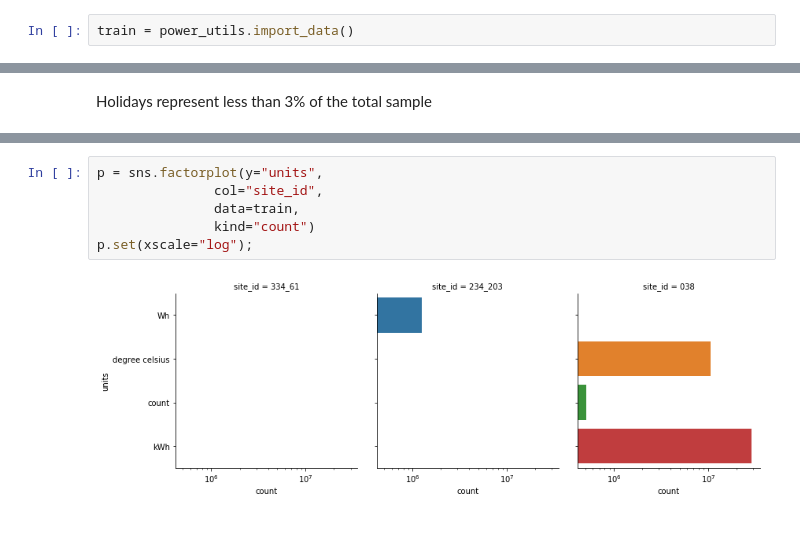
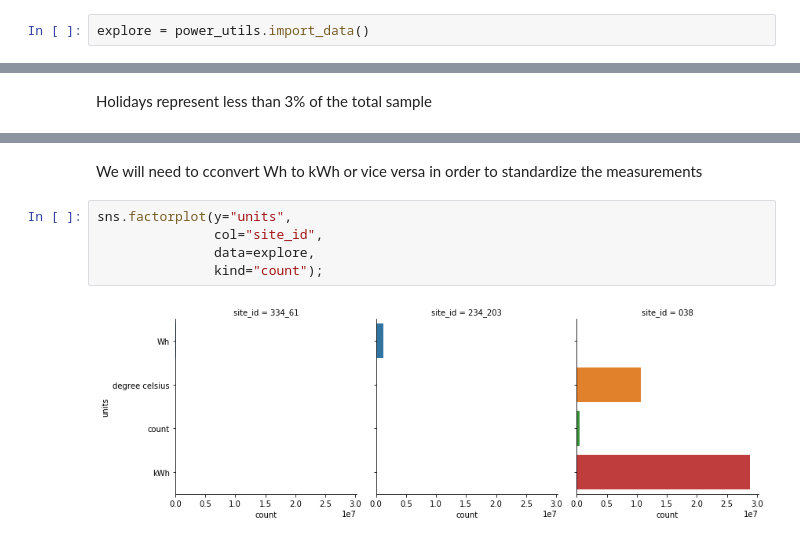
Before and after one commit to lamesen/PowerLawsDetectingAnomalies, a Jupyter notebook: ExploratoryDataAnalysis.ipynb, the cells around one changed output, grey strips where cells are left out. Saved outputs shown, nothing was run; the diff lists cells and outputs as text.

```diff
--- a/ExploratoryDataAnalysis.ipynb
+++ b/ExploratoryDataAnalysis.ipynb
@@ -17,5 +17,5 @@ import power_utils
 
 %matplotlib inline
 # %%
-train = power_utils.import_data()
+explore = power_utils.import_data()
 # %%
@@ -202,11 +216,12 @@ train.groupby(["site_id", "units"]).count()
 |  | kWh | 28774433 | 28774433 | 21977944 | 28774433 | 28774433 | 0 | 28774433 | 28774433 | ... |
 | 234_203 | Wh | 1248000 | 1248000 | 1246349 | 1248000 | 1248000 | 1248000 | 1248000 | 1248000 | ... |
 | 334_61 | Wh | 150200 | 150200 | 149948 | 150200 | 150200 | 150200 | 150200 | 150200 | ... |
+# %% [markdown]
+We will need to cconvert Wh to kWh or vice versa in order to standardize the measurements
 # %%
-p = sns.factorplot(y="units",
+sns.factorplot(y="units",
                col="site_id",
-               data=train,
-               kind="count")
-p.set(xscale="log");
+               data=explore,
+               kind="count");
 # %% [output]
-[figure, old version]
+[figure, new version]
```
Also changed, not shown: parts of 43 cells of this notebook, 1 other file.
